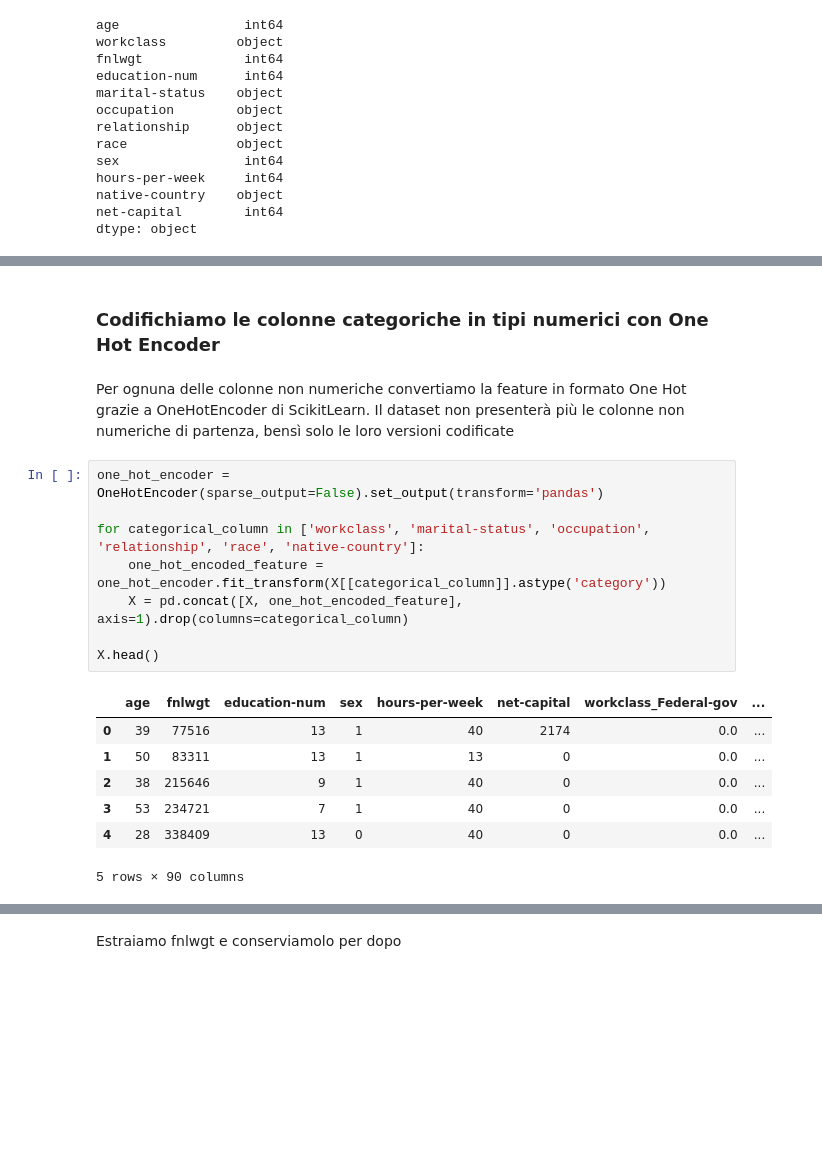
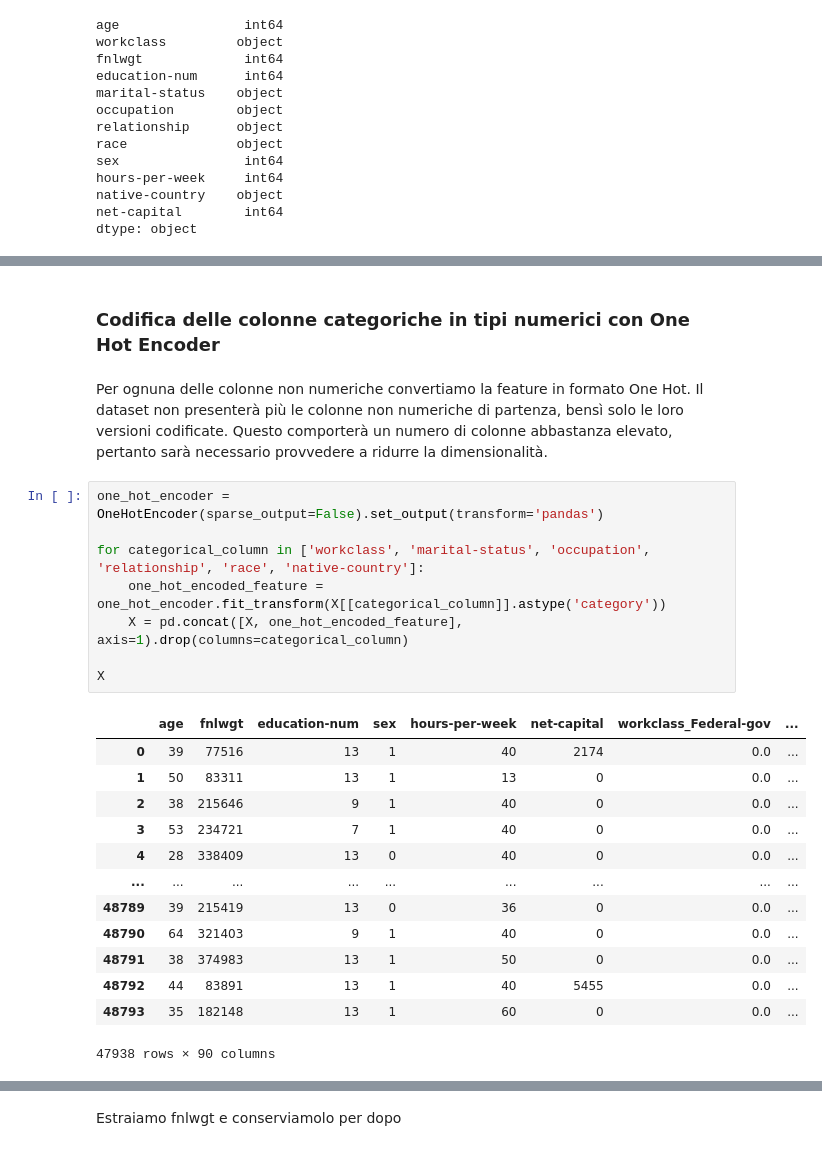
Before and after one commit to NicoSanse/ML_Project, a Jupyter notebook: Project.ipynb, the cells around one changed output, grey strips where cells are left out. Cells and saved outputs as stored; diff of their text form; blank space fills up the shorter version.

```diff
--- a/Project.ipynb
+++ b/Project.ipynb
@@ -1105,20 +1118,26 @@ dtype: object
 # %% [markdown]
-### Codifichiamo le colonne categoriche in tipi numerici con One Hot Encoder
+### Codifica delle colonne categoriche in tipi numerici con One Hot Encoder
 # %% [markdown]
-Per ognuna delle colonne non numeriche convertiamo la feature in formato One Hot grazie a OneHotEncoder di ScikitLearn. Il dataset non presenterà più le colonne non numeriche di partenza, bensì solo le loro versioni codificate
+Per ognuna delle colonne non numeriche convertiamo la feature in formato One Hot. Il dataset non presenterà più le colonne non numeriche di partenza, bensì solo le loro versioni codificate. Questo comporterà un numero di colonne abbastanza elevato, pertanto sarà necessario provvedere a ridurre la dimensionalità.
 # %%
 one_hot_encoder = OneHotEncoder(sparse_output=False).set_output(transform='pandas')
 
 for categorical_column in ['workclass', 'marital-status', 'occupation', 'relationship', 'race', 'native-country']:
     one_hot_encoded_feature = one_hot_encoder.fit_transform(X[[categorical_column]].astype('category'))
     X = pd.concat([X, one_hot_encoded_feature], axis=1).drop(columns=categorical_column)
 
-X.head()
+X
 # %% [output]
 |  | age | fnlwgt | education-num | sex | hours-per-week | net-capital | workclass_Federal-gov | ... |
 | 0 | 39 | 77516 | 13 | 1 | 40 | 2174 | 0.0 | ... |
 | 1 | 50 | 83311 | 13 | 1 | 13 | 0 | 0.0 | ... |
 | 2 | 38 | 215646 | 9 | 1 | 40 | 0 | 0.0 | ... |
 | 3 | 53 | 234721 | 7 | 1 | 40 | 0 | 0.0 | ... |
 | 4 | 28 | 338409 | 13 | 0 | 40 | 0 | 0.0 | ... |
+| ... | ... | ... | ... | ... | ... | ... | ... | ... |
+| 48789 | 39 | 215419 | 13 | 0 | 36 | 0 | 0.0 | ... |
+| 48790 | 64 | 321403 | 9 | 1 | 40 | 0 | 0.0 | ... |
+| 48791 | 38 | 374983 | 13 | 1 | 50 | 0 | 0.0 | ... |
+| 48792 | 44 | 83891 | 13 | 1 | 40 | 5455 | 0.0 | ... |
+| 48793 | 35 | 182148 | 13 | 1 | 60 | 0 | 0.0 | ... |
-5 rows × 90 columns
+47938 rows × 90 columns
```
Also changed, not shown: parts of 39 cells of this notebook, 2 other files.
